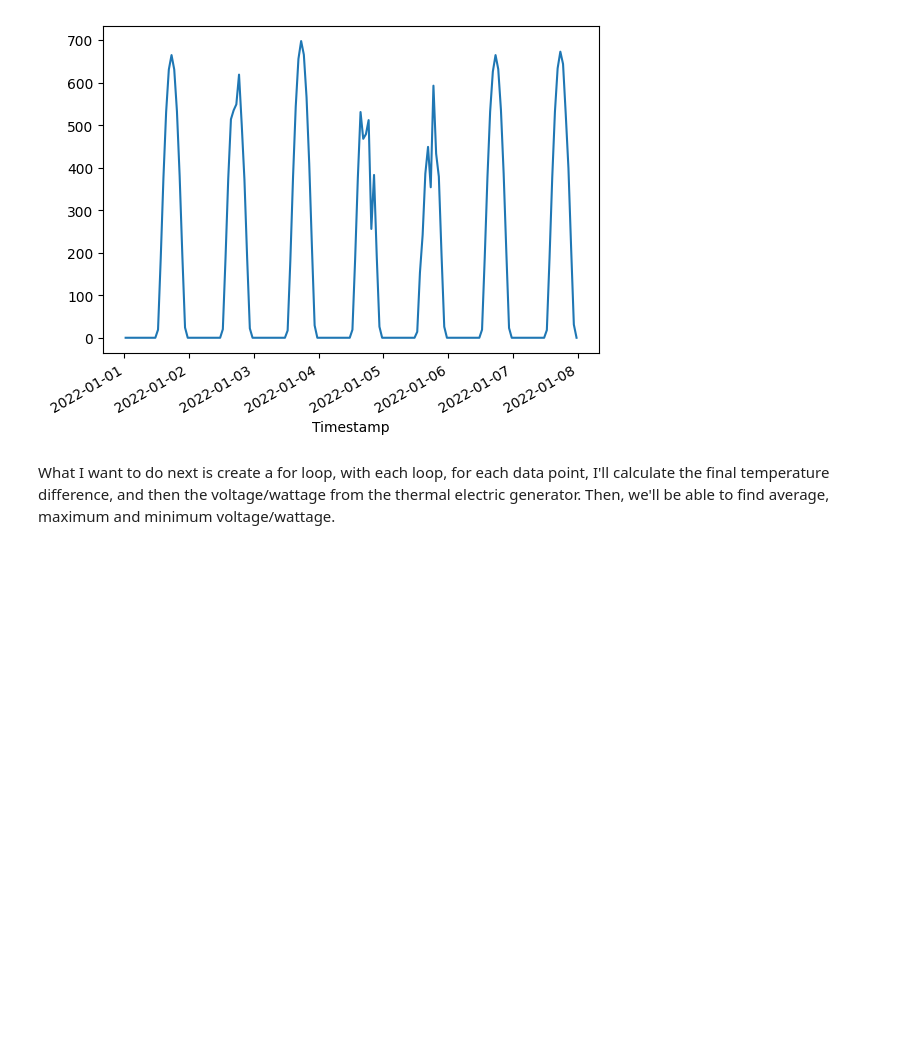
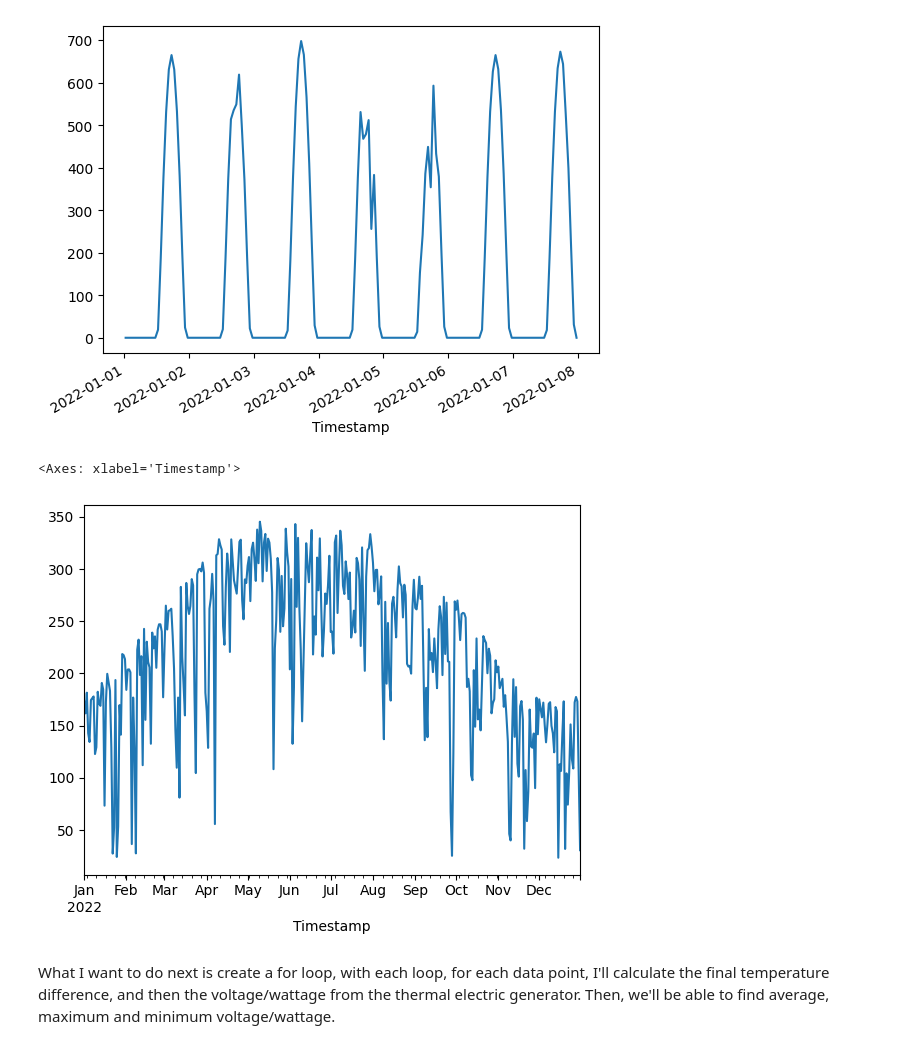
Before and after one commit to DrYogurt/EMAE-355-Team-1-Code, a Jupyter notebook: Project2/Project2.ipynb, the cells around one changed output. Drawn from its saved outputs; the diff is of its cells as text; code cells hidden in the pictures; blank space fills up the shorter version.

```diff
--- a/Project2/Project2.ipynb
+++ b/Project2/Project2.ipynb
@@ -139,6 +175,12 @@ df.loc['2022-01-01':'2022-01-07']['GHI'].plot()
 # %% [output]
 <Axes: xlabel='Timestamp'>
 [figure]
+# %%
+# plot average daily GHI
+df['GHI'].resample('D').mean().plot()
+# %% [output]
+<Axes: xlabel='Timestamp'>
+[figure, added]
 # %% [markdown]
 What I want to do next is create a for loop, with each loop, for each data point, I'll calculate the final temperature difference, and then the voltage/wattage from the thermal electric generator. Then, we'll be able to find average, maximum and minimum voltage/wattage.
 # %%
```
Also changed, not shown: parts of 5 cells of this notebook, 5 other files.
